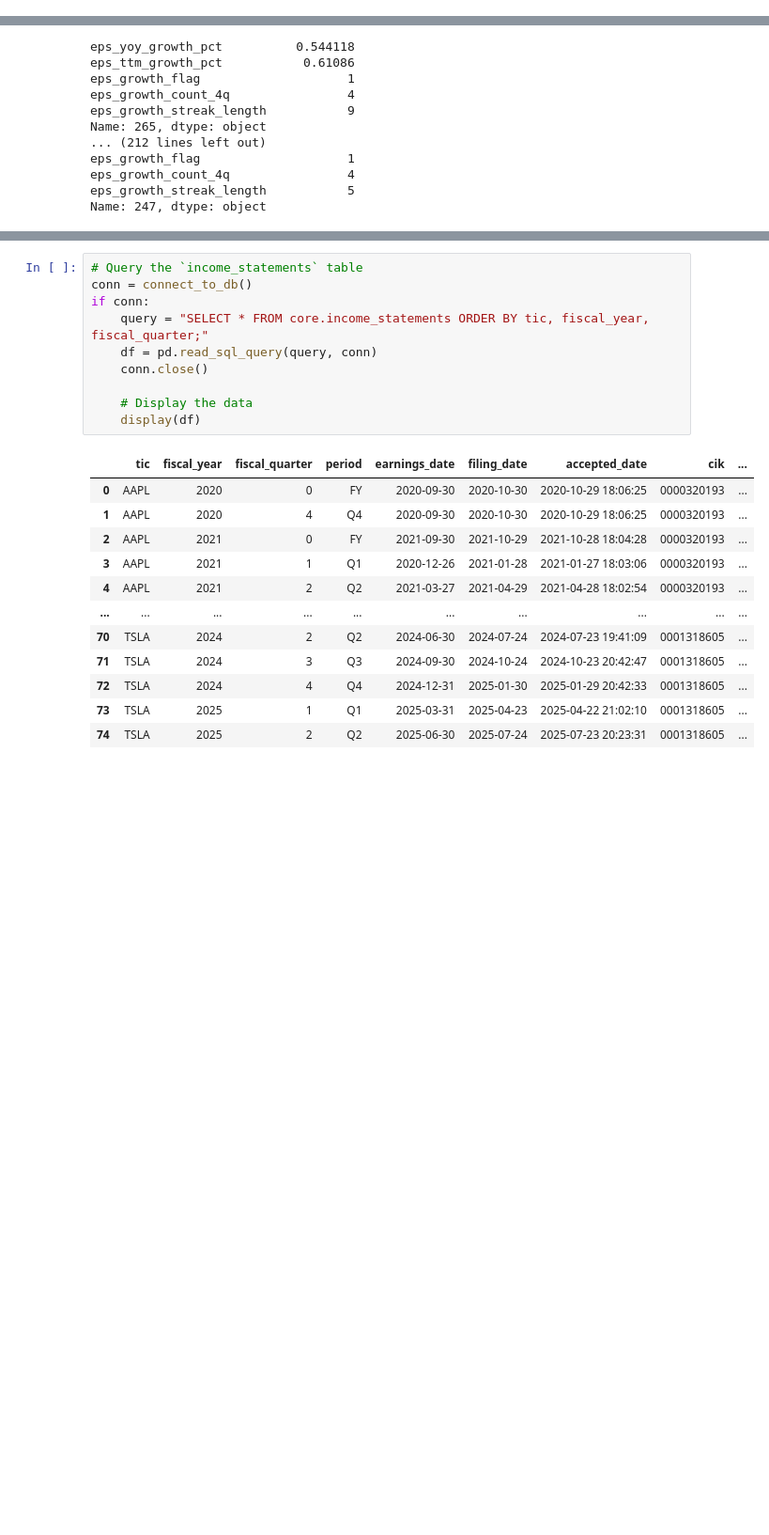
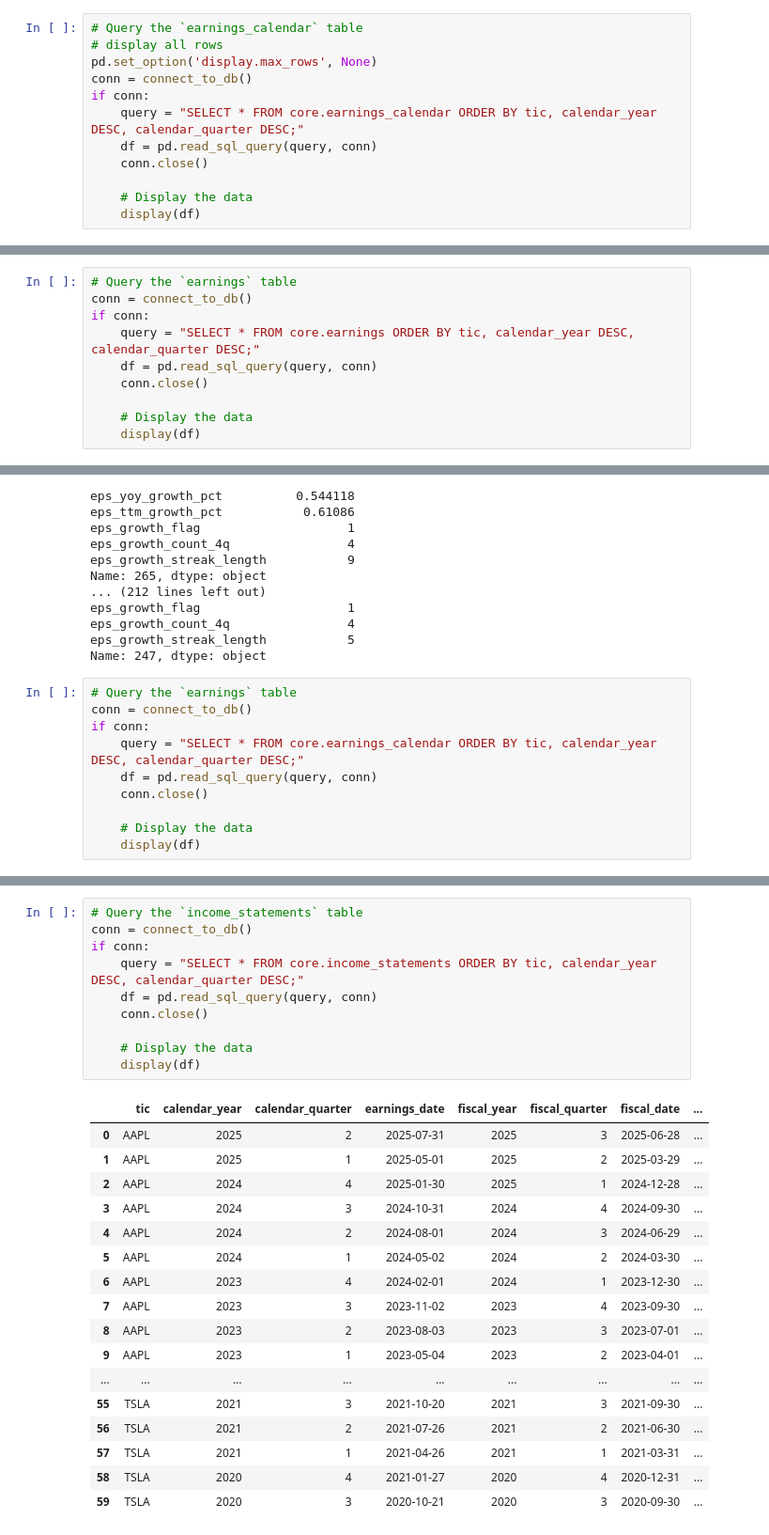
Before and after one commit to vincentsham/stock_ai_app, a Jupyter notebook: server/database/db_core_queries.ipynb, the cells around one changed output, grey strips where cells are left out. Shown at 94% size. Saved outputs shown, nothing was run; the diff lists cells and outputs as text; blank space fills up the shorter version.

Commit message:
add calendar year and quarter; fix the earnings date bug in earnings table

```diff
--- a/server/database/db_core_queries.ipynb
+++ b/server/database/db_core_queries.ipynb
@@ -21,3 +21,15 @@ if conn:
 | 0 | NVDA | NVIDIA Corporation | Technology | Semiconductors | United States | 4585027534848 | 36000 | NVIDIA Corporation, a computing i... | https://www.nvidia.com | NASDAQ | ... |
 | 1 | AAPL | Apple Inc. | Technology | Consumer Electronics | United States | 3675371077632 | 150000 | Apple Inc. designs, manufactures,... | https://www.apple.com | NASDAQ | ... |
 | 2 | TSLA | Tesla, Inc. | Consumer Cyclical | Auto Manufacturers | United States | 1449433235456 | 125665 | Tesla, Inc. designs, develops, ma... | https://www.tesla.com | NASDAQ | ... |
+# %%
+# Query the `earnings_calendar` table
+# display all rows
+pd.set_option('display.max_rows', None)
+conn = connect_to_db()
+if conn:
+    query = "SELECT * FROM core.earnings_calendar ORDER BY tic, calendar_year DESC, calendar_quarter DESC;"
+    df = pd.read_sql_query(query, conn)
+    conn.close()
+
+    # Display the data
+    display(df)
@@ -23,0 +54,10 @@ if conn:
+# %%
+# Query the `earnings` table
+conn = connect_to_db()
+if conn:
+    query = "SELECT * FROM core.earnings ORDER BY tic, calendar_year DESC, calendar_quarter DESC;"
+    df = pd.read_sql_query(query, conn)
+    conn.close()
+
+    # Display the data
+    display(df)
@@ -380,3 +434,13 @@ eps_growth_flag                    1
 eps_growth_count_4q                4
 eps_growth_streak_length           5
 Name: 247, dtype: object
+# %%
+# Query the `earnings` table
+conn = connect_to_db()
+if conn:
+    query = "SELECT * FROM core.earnings_calendar ORDER BY tic, calendar_year DESC, calendar_quarter DESC;"
+    df = pd.read_sql_query(query, conn)
+    conn.close()
+
+    # Display the data
+    display(df)
@@ -383,23 +489,28 @@ Name: 247, dtype: object
 # %%
 # Query the `income_statements` table
 conn = connect_to_db()
 if conn:
-    query = "SELECT * FROM core.income_statements ORDER BY tic, fiscal_year, fiscal_quarter;"
+    query = "SELECT * FROM core.income_statements ORDER BY tic, calendar_year DESC, calendar_quarter DESC;"
     df = pd.read_sql_query(query, conn)
     conn.close()
 
     # Display the data
     display(df)
 # %% [output]
-|  | tic | fiscal_year | fiscal_quarter | period | earnings_date | filing_date | accepted_date | cik | ... |
-| 0 | AAPL | 2020 | 0 | FY | 2020-09-30 | 2020-10-30 | 2020-10-29 18:06:25 | 0000320193 | ... |
-| 1 | AAPL | 2020 | 4 | Q4 | 2020-09-30 | 2020-10-30 | 2020-10-29 18:06:25 | 0000320193 | ... |
-| 2 | AAPL | 2021 | 0 | FY | 2021-09-30 | 2021-10-29 | 2021-10-28 18:04:28 | 0000320193 | ... |
-| 3 | AAPL | 2021 | 1 | Q1 | 2020-12-26 | 2021-01-28 | 2021-01-27 18:03:06 | 0000320193 | ... |
-| 4 | AAPL | 2021 | 2 | Q2 | 2021-03-27 | 2021-04-29 | 2021-04-28 18:02:54 | 0000320193 | ... |
-| ... | ... | ... | ... | ... | ... | ... | ... | ... | ... |
-| 70 | TSLA | 2024 | 2 | Q2 | 2024-06-30 | 2024-07-24 | 2024-07-23 19:41:09 | 0001318605 | ... |
-| 71 | TSLA | 2024 | 3 | Q3 | 2024-09-30 | 2024-10-24 | 2024-10-23 20:42:47 | 0001318605 | ... |
-| 72 | TSLA | 2024 | 4 | Q4 | 2024-12-31 | 2025-01-30 | 2025-01-29 20:42:33 | 0001318605 | ... |
-| 73 | TSLA | 2025 | 1 | Q1 | 2025-03-31 | 2025-04-23 | 2025-04-22 21:02:10 | 0001318605 | ... |
-| 74 | TSLA | 2025 | 2 | Q2 | 2025-06-30 | 2025-07-24 | 2025-07-23 20:23:31 | 0001318605 | ... |
+|  | tic | calendar_year | calendar_quarter | earnings_date | fiscal_year | fiscal_quarter | fiscal_date | ... |
+| 0 | AAPL | 2025 | 2 | 2025-07-31 | 2025 | 3 | 2025-06-28 | ... |
+| 1 | AAPL | 2025 | 1 | 2025-05-01 | 2025 | 2 | 2025-03-29 | ... |
+| 2 | AAPL | 2024 | 4 | 2025-01-30 | 2025 | 1 | 2024-12-28 | ... |
+| 3 | AAPL | 2024 | 3 | 2024-10-31 | 2024 | 4 | 2024-09-30 | ... |
+| 4 | AAPL | 2024 | 2 | 2024-08-01 | 2024 | 3 | 2024-06-29 | ... |
+| 5 | AAPL | 2024 | 1 | 2024-05-02 | 2024 | 2 | 2024-03-30 | ... |
+| 6 | AAPL | 2023 | 4 | 2024-02-01 | 2024 | 1 | 2023-12-30 | ... |
+| 7 | AAPL | 2023 | 3 | 2023-11-02 | 2023 | 4 | 2023-09-30 | ... |
+| 8 | AAPL | 2023 | 2 | 2023-08-03 | 2023 | 3 | 2023-07-01 | ... |
+| 9 | AAPL | 2023 | 1 | 2023-05-04 | 2023 | 2 | 2023-04-01 | ... |
+| ... | ... | ... | ... | ... | ... | ... | ... | ... |
+| 55 | TSLA | 2021 | 3 | 2021-10-20 | 2021 | 3 | 2021-09-30 | ... |
+| 56 | TSLA | 2021 | 2 | 2021-07-26 | 2021 | 2 | 2021-06-30 | ... |
+| 57 | TSLA | 2021 | 1 | 2021-04-26 | 2021 | 1 | 2021-03-31 | ... |
+| 58 | TSLA | 2020 | 4 | 2021-01-27 | 2020 | 4 | 2020-12-31 | ... |
+| 59 | TSLA | 2020 | 3 | 2020-10-21 | 2020 | 3 | 2020-09-30 | ... |
```
Also changed, not shown: parts of 9 cells of this notebook, 20 other files.
